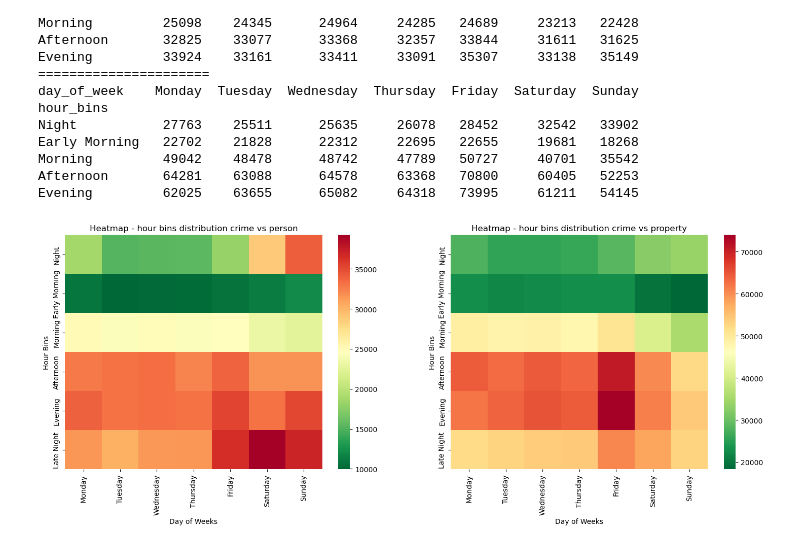
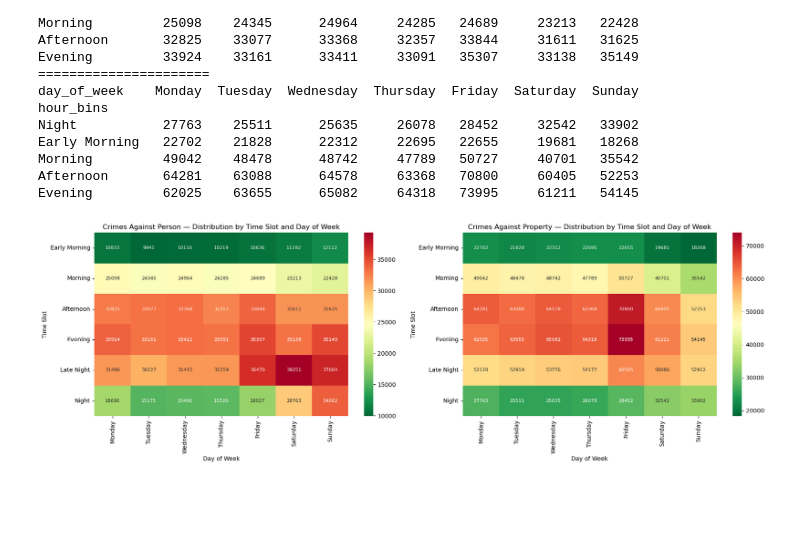
Before and after one commit to AnalystEca/lapd-crime-data, a Jupyter notebook: notebooks/02_analyze/05_eda_block1.ipynb, the cells around one changed output. Drawn from its saved outputs; the diff is of its cells as text; code cells hidden in the pictures; blank space fills up the shorter version.

```diff
--- a/notebooks/02_analyze/05_eda_block1.ipynb
+++ b/notebooks/02_analyze/05_eda_block1.ipynb
@@ -714,19 +714,34 @@ Morning         49042    48478      48742     47789   50727     40701   35542
 Afternoon       64281    63088      64578     63368   70800     60405   52253
 Evening         62025    63655      65082     64318   73995     61211   54145
 # %%
+hour_order = ['Early Morning', 'Morning', 'Afternoon', 'Evening', 'Late Night', 'Night']
+
+person_pivot = person_pivot.reindex(hour_order)
+property_pivot = property_pivot.reindex(hour_order)
+
 fig, (ax1, ax2) = plt.subplots(1, 2, figsize=(18, 6))
-sns.heatmap(person_pivot, ax=ax1, cmap='RdYlGn_r')
-sns.heatmap(property_pivot, ax=ax2, cmap='RdYlGn_r')
 
-ax1.set_title('Heatmap - hour bins distribution crime vs person')
-ax2.set_title('Heatmap - hour bins distribution crime vs property')
+sns.heatmap(
+    person_pivot, ax=ax1, cmap='RdYlGn_r',
+    annot=True, fmt='.0f', annot_kws={'size': 8}
+)
+sns.heatmap(
+    property_pivot, ax=ax2, cmap='RdYlGn_r',
+    annot=True, fmt='.0f', annot_kws={'size': 8}
+)
 
-ax1.set_xlabel('Day of Weeks')
-ax1.set_ylabel('Hour Bins')
+ax1.set_title('Crimes Against Person — Distribution by Time Slot and Day of Week')
+ax2.set_title('Crimes Against Property — Distribution by Time Slot and Day of Week')
+ax1.set_xlabel('Day of Week')
+ax1.set_ylabel('Time Slot')
+ax2.set_xlabel('Day of Week')
+ax2.set_ylabel('Time Slot')
 
-ax2.set_xlabel('Day of Weeks')
-ax2.set_ylabel('Hour Bins')
+ax1.set_yticklabels(ax1.get_yticklabels(), rotation=0, ha='right')
+ax2.set_yticklabels(ax2.get_yticklabels(), rotation=0, ha='right')
 
+plt.tight_layout()
+plt.savefig('../../outputs/heatmap_time_distribution_person_vs_property.png', dpi=150, bbox_inches='tight')
 plt.show()
 # %% [output]
-[figure, old version]
+[figure, new version]
```
Also changed, not shown: parts of 1 cell of this notebook, 7 other files.
